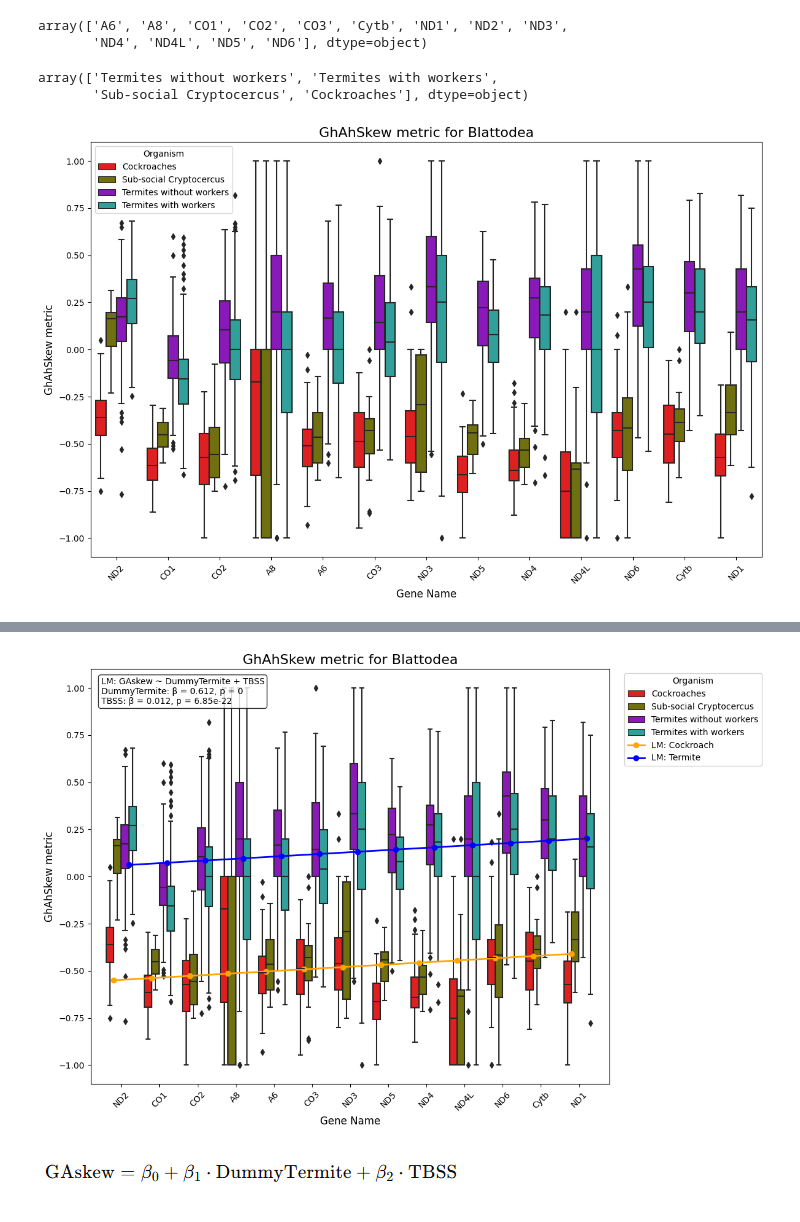
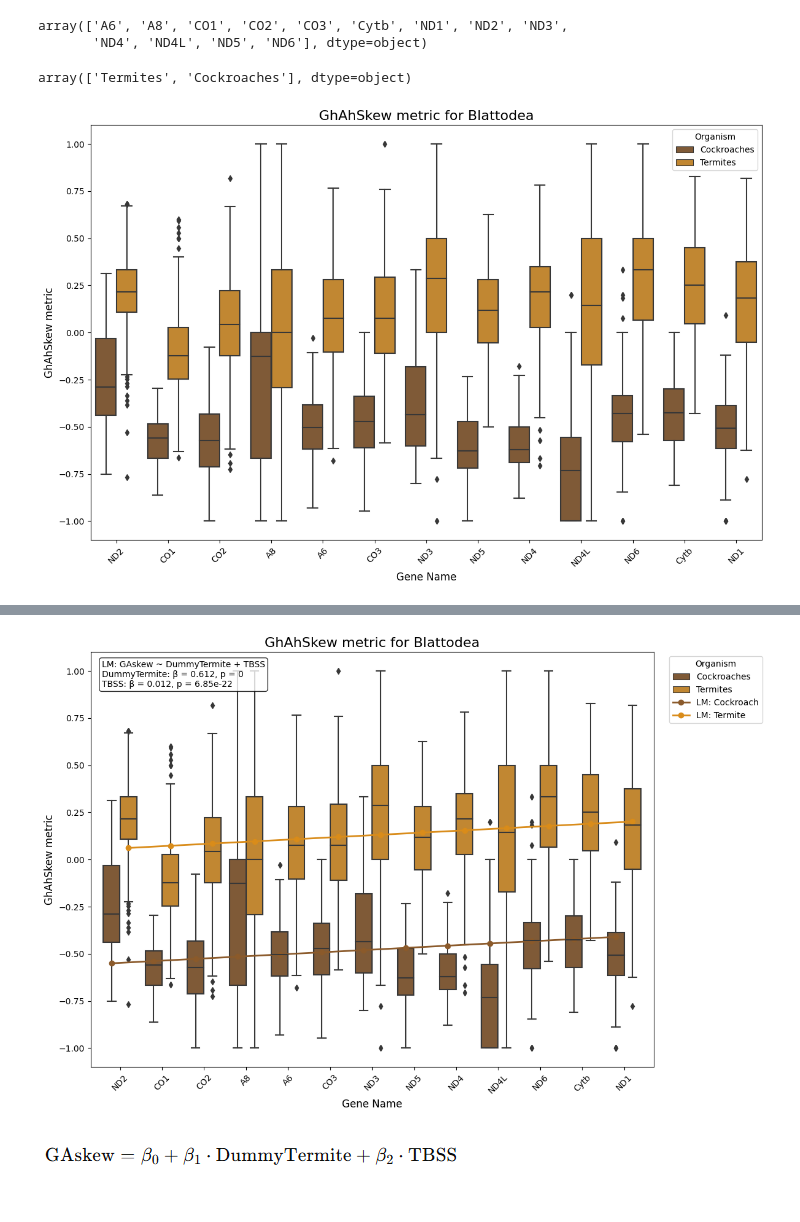
Before and after one commit to mitoclub/mutspec_insecta_paper, a Jupyter notebook: cod/ga_skew_plot.ipynb, the cells around one changed output, grey strips where cells are left out. Saved outputs shown, nothing was run; the diff lists cells and outputs as text; code cells hidden in the pictures.

```diff
--- a/cod/ga_skew_plot.ipynb
+++ b/cod/ga_skew_plot.ipynb
@@ -17,19 +17,26 @@ ga_skew.head()
 | 485 | Archotermopsis_wroughtoni_46575 | 0.000000 | CO3 | 0.711340 | Termites w/o workers |
 # %%
 palette = {
-    'Cockroaches': 'red',
-    'Sub-social Cryptocercus': 'olive',
-    'Termites with workers': 'lightseagreen',
-    'Termites without workers': 'darkviolet'
+    'Cockroaches': '#8B5A2B',
+    "Termites" : "#D98C1A"
+    #'Sub-social Cryptocercus': 'olive',
+    #'Termites with workers': 'lightseagreen',
+    #'Termites without workers': 'darkviolet'
 }
 
-organism_order = ['Cockroaches', 'Sub-social Cryptocercus', 'Termites without workers', 'Termites with workers']
+#organism_order = ['Cockroaches', 'Sub-social Cryptocercus', 'Termites without workers', 'Termites with workers']
+organism_order = ['Cockroaches', 'Termites']
 gene_order = ['ND2', 'CO1','CO2','A8','A6','CO3','ND3', 'ND5', 'ND4', 'ND4L', 'ND6','Cytb', "ND1"]
 
+#ga_skew.loc[ga_skew['Organism'] == 'Cockroaches', 'Organism'] = 'Cockroaches'
+#ga_skew.loc[ga_skew['Organism'] == 'Sub-social Cryptocercus', 'Organism'] = 'Sub-social Cryptocercus'
+#ga_skew.loc[ga_skew['Organism'] == 'Termites w/ workers', 'Organism'] = 'Termites with workers'
+#ga_skew.loc[ga_skew['Organism'] == 'Termites w/o workers', 'Organism'] = 'Termites without workers'
+
 ga_skew.loc[ga_skew['Organism'] == 'Cockroaches', 'Organism'] = 'Cockroaches'
-ga_skew.loc[ga_skew['Organism'] == 'Sub-social Cryptocercus', 'Organism'] = 'Sub-social Cryptocercus'
-ga_skew.loc[ga_skew['Organism'] == 'Termites w/ workers', 'Organism'] = 'Termites with workers'
-ga_skew.loc[ga_skew['Organism'] == 'Termites w/o workers', 'Organism'] = 'Termites without workers'
+ga_skew.loc[ga_skew['Organism'] == 'Sub-social Cryptocercus', 'Organism'] = 'Cockroaches'
+ga_skew.loc[ga_skew['Organism'] == 'Termites w/ workers', 'Organism'] = 'Termites'
+ga_skew.loc[ga_skew['Organism'] == 'Termites w/o workers', 'Organism'] = 'Termites'
 # %%
 ga_skew['Gene_name'].unique()
 # %% [output]
@@ -38,8 +45,7 @@ array(['A6', 'A8', 'CO1', 'CO2', 'CO3', 'Cytb', 'ND1', 'ND2', 'ND3',
 # %%
 ga_skew['Organism'].unique()
 # %% [output]
-array(['Termites without workers', 'Termites with workers',
-       'Sub-social Cryptocercus', 'Cockroaches'], dtype=object)
+array(['Termites', 'Cockroaches'], dtype=object)
 # %%
 plt.figure(figsize=(12, 8))
 
@@ -59,7 +65,7 @@ plt.savefig('../figures/ga_skew.pdf')
 plt.show()
 plt.close()
 # %% [output]
-[figure, old version]
+[figure, new version]
 # %%
 df = ga_skew.copy()
 
@@ -131,7 +137,7 @@ ax.plot(
     marker='o',
     linewidth=2,
     label='LM: Cockroach',
-    color = "orange"
+    color = "#8B5A2B"
 )
 
 # Линия для termite
@@ -141,7 +147,7 @@ ax.plot(
     marker='o',
     linewidth=2,
     label='LM: Termite',
-    color = "blue"
+    color = "#D98C1A"
 )
 
 # Подпись с коэффициентами и p-values
@@ -186,14 +192,14 @@ Time:                        15:01:19   Log-Likelihood:                -1516.9
 No. Observations:                5161   AIC:                             3040.
 Df Residuals:                    5158   BIC:                             3060.
 Df Model:                           2
 Covariance Type:            nonrobust
 ================================================================================
 ... (15 lines left out)
 Коэффициенты и p-values:
                   coef       p_value
 DummyTermite  0.611505  0.000000e+00
 TBSS          0.011670  6.847038e-22
-[figure, old version]
+[figure, new version]
 # %% [markdown]
 ![image.png](attachment:image.png)
 # %% [markdown]
```
Also changed, not shown: parts of 1 cell of this notebook, 3 other files.
